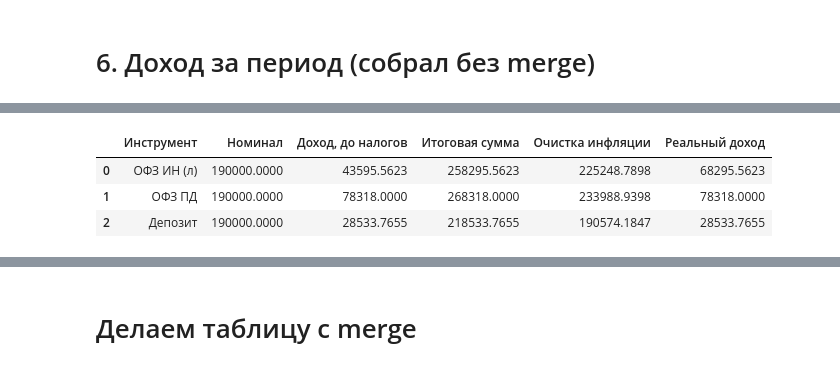
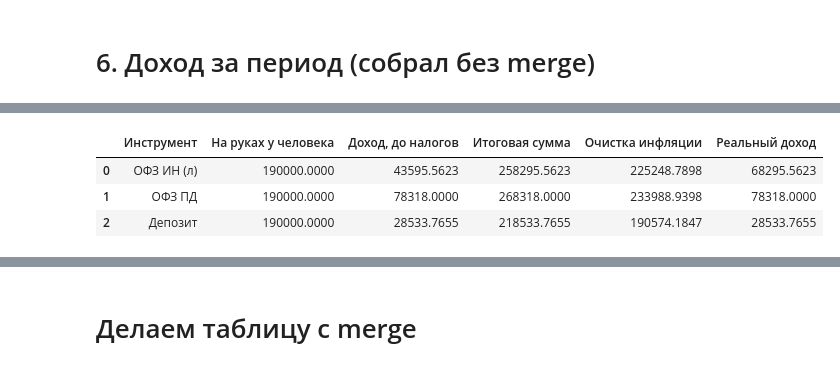
Before and after one commit to DOC8048/ofz-in-l, a Jupyter notebook: ОФЗ ИН (л).ipynb, the cells around one changed output, grey strips where cells are left out. Cells and saved outputs as stored; diff of their text form; code cells hidden in the pictures.

```diff
--- a/ОФЗ ИН (л).ipynb
+++ b/ОФЗ ИН (л).ipynb
@@ -25,10 +25,13 @@ const
  'Количество_человек': 2000000,
  'НДФЛ': 0.13}
 # %%
-from cbr_inflation import get_inflation, get_latest_inflation, get_latest_target
+# загружаем функии из модуля cbr_inflation
+import function.cbr_inflation as cbr_inf
+# загружаем из модуля new_function
+from function.API_in_function import get_deposit_rates
 from datetime import date
 
-inf = get_inflation()
+inf = cbr_inf.get_inflation()
 # выбираем только последний год и последнее значение инфляции
 inf_d = inf.copy()
 inf_d['Год'] = inf_d['date'].dt.year
@@ -311,7 +274,7 @@ depozit
 # %%
 ofz_in_l_summary = pd.DataFrame({
     'Инструмент': ['ОФЗ ИН (л)'],
-    'Номинал': [ofz_in_l['На руках у человека, руб'].iloc[0]],
+    'На руках у человека': [ofz_in_l['На руках у человека, руб'].iloc[0]],
     'Доход, до налогов': [ofz_in_l ['Индексация номинала'].sum()*ofz_in_l['Облигаций штук'].iloc[0] +  ofz_in_l['Доход без вычета'].sum()],
 })
 ofz_in_l_summary ['Итоговая сумма'] = ofz_in_l['На руках у человека, руб'].iloc[0] + ofz_in_l_summary['Доход, до налогов'] + ofz_in_l ['Налоговый вычет, руб'].iloc [0]
@@ -322,7 +285,7 @@ ofz_in_l_summary
 # %%
 ofz_pd_summary = pd.DataFrame({
     'Инструмент': ['ОФЗ ПД'],
-    'Номинал': [ofz_in_l ['На руках у человека, руб'].iloc[0]],
+    'На руках у человека': [ofz_in_l ['На руках у человека, руб'].iloc[0]],
     'Доход, до налогов': [ofz_pd['Доход, руб'].sum()],
     'Итоговая сумма': [ofz_in_l ['На руках у человека, руб'].iloc[0] + ofz_pd['Доход, руб'].sum()]})
 ofz_pd_summary
@@ -332,7 +295,7 @@ ofz_pd_summary
 # %%
 depozit_summary = pd.DataFrame({
     'Инструмент': ['Депозит'],
-    'Номинал': [ofz_in_l ['На руках у человека, руб'].iloc[0]],
+    'На руках у человека': [ofz_in_l ['На руках у человека, руб'].iloc[0]],
     'Доход, до налогов': [depozit['Проценты'].sum()],
     'Итоговая сумма': [ofz_in_l ['На руках у человека, руб'].iloc[0] + depozit['Проценты'].sum()]})
 depozit_summary
@@ -351,10 +314,10 @@ svodnay_dont_merge
 inf_factor = (1 + inf_res['Инфляция']).prod()
 # %%
 svodnay_dont_merge['Очистка инфляции'] = svodnay_dont_merge['Итоговая сумма']/inf_factor
-svodnay_dont_merge['Реальный доход'] = svodnay_dont_merge['Итоговая сумма'] - svodnay_dont_merge['Номинал']
+svodnay_dont_merge['Реальный доход'] = svodnay_dont_merge['Итоговая сумма'] - svodnay_dont_merge['На руках у человека']
 svodnay_dont_merge
 # %% [output]
-|  | Инструмент | Номинал | Доход, до налогов | Итоговая сумма | Очистка инфляции | Реальный доход |
+|  | Инструмент | На руках у человека | Доход, до налогов | Итоговая сумма | Очистка инфляции | Реальный доход |
 | 0 | ОФЗ ИН (л) | 190000.0000 | 43595.5623 | 258295.5623 | 225248.7898 | 68295.5623 |
 | 1 | ОФЗ ПД | 190000.0000 | 78318.0000 | 268318.0000 | 233988.9398 | 78318.0000 |
 | 2 | Депозит | 190000.0000 | 28533.7655 | 218533.7655 | 190574.1847 | 28533.7655 |
```
Also changed, not shown: parts of 16 cells of this notebook, 2 other files.
